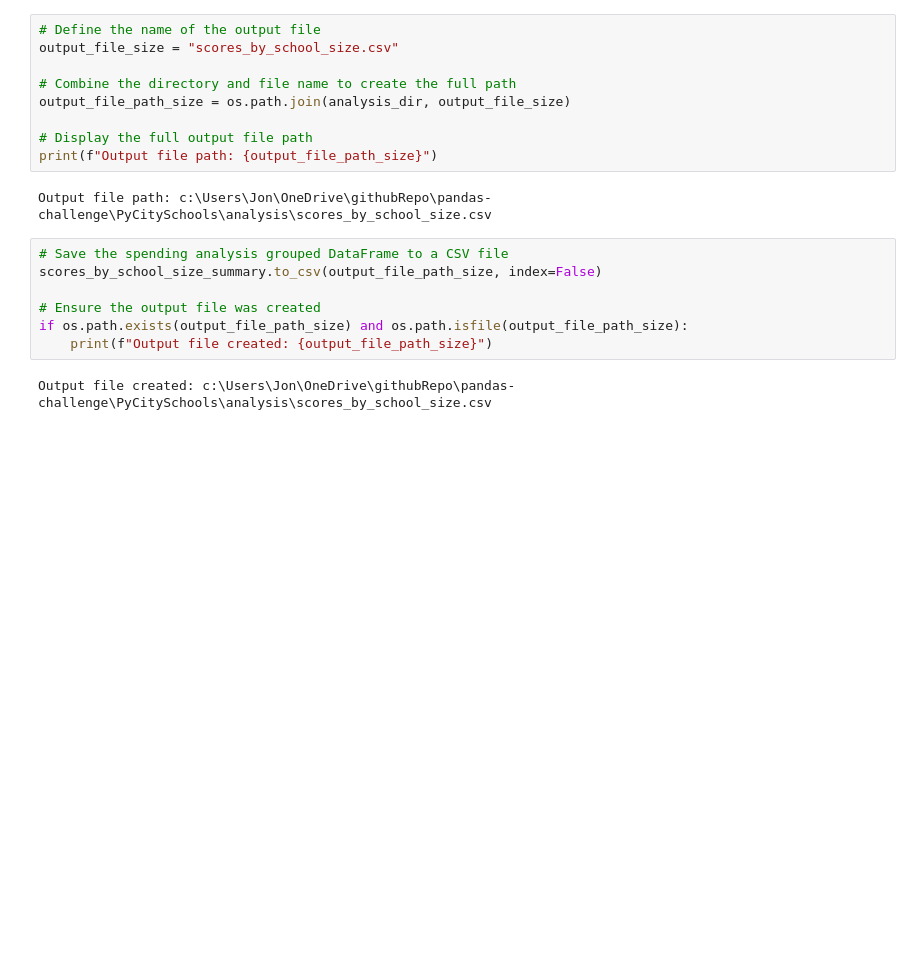
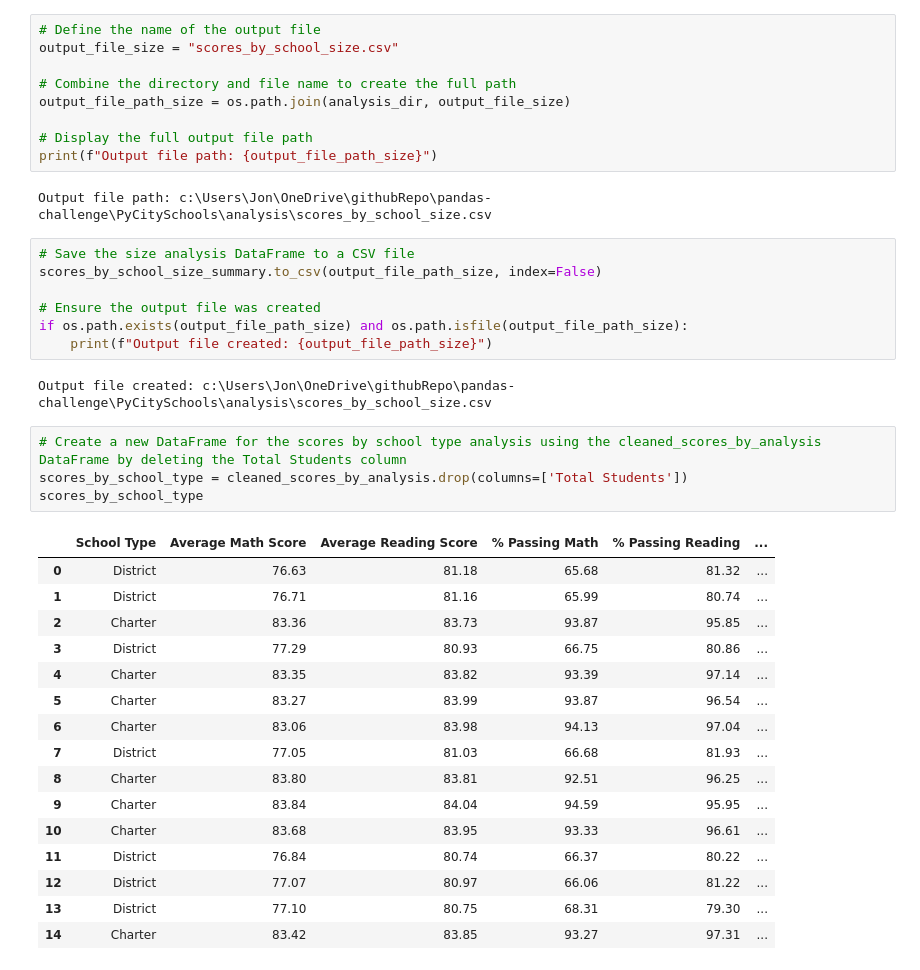
Before and after one commit to Jon-Pierson/pandas-challenge, a Jupyter notebook: PyCitySchools/main.ipynb, the cells around one changed output. Saved outputs shown, nothing was run; the diff lists cells and outputs as text; blank space fills up the shorter version.

Commit message:
Created scores_by_school_type df and saved as .csv

```diff
--- a/PyCitySchools/main.ipynb
+++ b/PyCitySchools/main.ipynb
@@ -1201,7 +1201,7 @@ print(f"Output file path: {output_file_path_size}")
 # %% [output]
 Output file path: c:\Users\Jon\OneDrive\githubRepo\pandas-challenge\PyCitySchools\analysis\scores_by_school_size.csv
 # %%
-# Save the spending analysis grouped DataFrame to a CSV file
+# Save the size analysis DataFrame to a CSV file
 scores_by_school_size_summary.to_csv(output_file_path_size, index=False)
 
 # Ensure the output file was created
@@ -1209,3 +1209,24 @@ if os.path.exists(output_file_path_size) and os.path.isfile(output_file_path_siz
     print(f"Output file created: {output_file_path_size}")
 # %% [output]
 Output file created: c:\Users\Jon\OneDrive\githubRepo\pandas-challenge\PyCitySchools\analysis\scores_by_school_size.csv
+# %%
+# Create a new DataFrame for the scores by school type analysis using the cleaned_scores_by_analysis DataFrame by deleting the Total Students column
+scores_by_school_type = cleaned_scores_by_analysis.drop(columns=['Total Students'])
+scores_by_school_type
+# %% [output]
+|  | School Type | Average Math Score | Average Reading Score | % Passing Math | % Passing Reading | ... |
+| 0 | District | 76.63 | 81.18 | 65.68 | 81.32 | ... |
+| 1 | District | 76.71 | 81.16 | 65.99 | 80.74 | ... |
+| 2 | Charter | 83.36 | 83.73 | 93.87 | 95.85 | ... |
+| 3 | District | 77.29 | 80.93 | 66.75 | 80.86 | ... |
+| 4 | Charter | 83.35 | 83.82 | 93.39 | 97.14 | ... |
+| 5 | Charter | 83.27 | 83.99 | 93.87 | 96.54 | ... |
+| 6 | Charter | 83.06 | 83.98 | 94.13 | 97.04 | ... |
+| 7 | District | 77.05 | 81.03 | 66.68 | 81.93 | ... |
+| 8 | Charter | 83.80 | 83.81 | 92.51 | 96.25 | ... |
+| 9 | Charter | 83.84 | 84.04 | 94.59 | 95.95 | ... |
+| 10 | Charter | 83.68 | 83.95 | 93.33 | 96.61 | ... |
+| 11 | District | 76.84 | 80.74 | 66.37 | 80.22 | ... |
+| 12 | District | 77.07 | 80.97 | 66.06 | 81.22 | ... |
+| 13 | District | 77.10 | 80.75 | 68.31 | 79.30 | ... |
+| 14 | Charter | 83.42 | 83.85 | 93.27 | 97.31 | ... |
```
Also changed, not shown: parts of 7 cells of this notebook, 1 other file.
